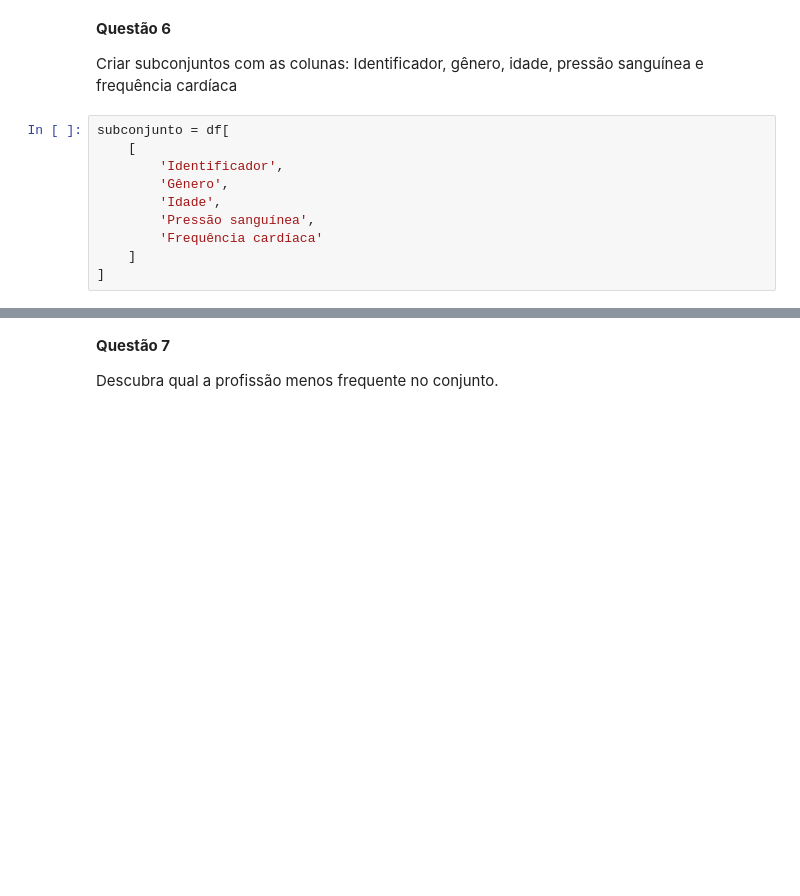
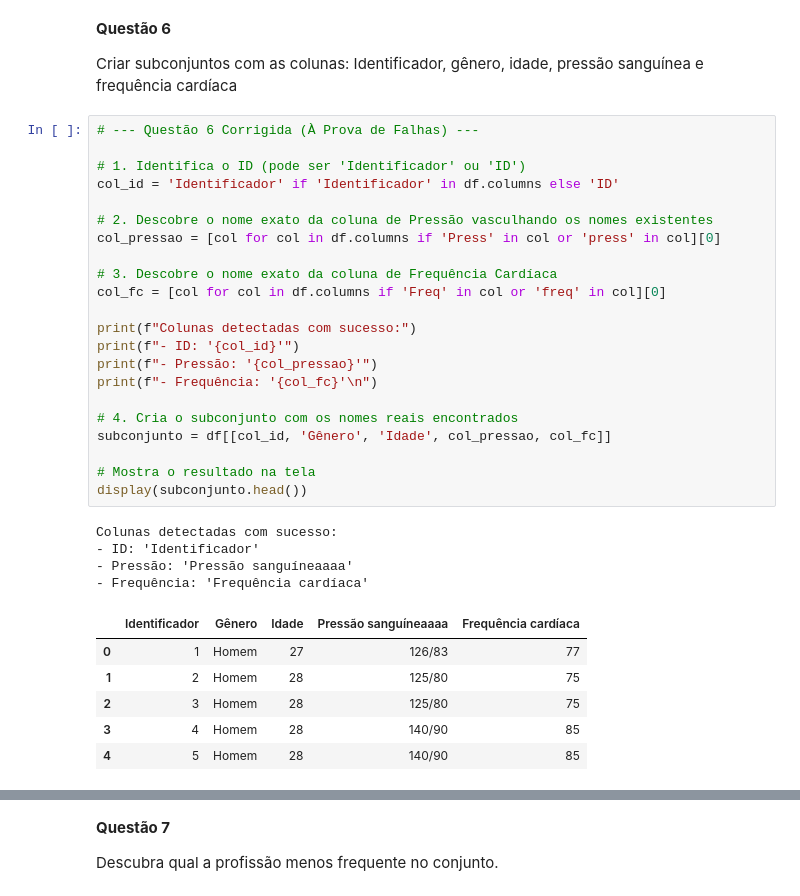
Before and after one commit to karoll-kf/Nina-da-Hora---Python-para-Dados-Bootcamp-Data-Analytics-2026.1, a Jupyter notebook: Colab.py.ipynb, the cells around one changed output, grey strips where cells are left out. Cells and saved outputs as stored; diff of their text form; blank space fills up the shorter version.

```diff
--- a/Colab.py.ipynb
+++ b/Colab.py.ipynb
@@ -174,16 +219,39 @@ O profissional com menos hora de sono é o(a) Médico(a)
 **Questão 6**
 
 Criar subconjuntos com as colunas: Identificador, gênero, idade, pressão sanguínea e frequência cardíaca
-# %%
-subconjunto = df[
-    [
-        'Identificador',
-        'Gênero',
-        'Idade',
-        'Pressão sanguínea',
-        'Frequência cardíaca'
-    ]
-]
+# %%
+# --- Questão 6 Corrigida (À Prova de Falhas) ---
+
+# 1. Identifica o ID (pode ser 'Identificador' ou 'ID')
+col_id = 'Identificador' if 'Identificador' in df.columns else 'ID'
+
+# 2. Descobre o nome exato da coluna de Pressão vasculhando os nomes existentes
+col_pressao = [col for col in df.columns if 'Press' in col or 'press' in col][0]
+
+# 3. Descobre o nome exato da coluna de Frequência Cardíaca
+col_fc = [col for col in df.columns if 'Freq' in col or 'freq' in col][0]
+
+print(f"Colunas detectadas com sucesso:")
+print(f"- ID: '{col_id}'")
+print(f"- Pressão: '{col_pressao}'")
+print(f"- Frequência: '{col_fc}'\n")
+
+# 4. Cria o subconjunto com os nomes reais encontrados
+subconjunto = df[[col_id, 'Gênero', 'Idade', col_pressao, col_fc]]
+
+# Mostra o resultado na tela
+display(subconjunto.head())
+# %% [output]
+Colunas detectadas com sucesso:
+- ID: 'Identificador'
+- Pressão: 'Pressão sanguíneaaaa'
+- Frequência: 'Frequência cardíaca'
+|  | Identificador | Gênero | Idade | Pressão sanguíneaaaa | Frequência cardíaca |
+| 0 | 1 | Homem | 27 | 126/83 | 77 |
+| 1 | 2 | Homem | 28 | 125/80 | 75 |
+| 2 | 3 | Homem | 28 | 125/80 | 75 |
+| 3 | 4 | Homem | 28 | 140/90 | 85 |
+| 4 | 5 | Homem | 28 | 140/90 | 85 |
 # %%
 print(subconjunto.head())
 # %% [output]
```
Also changed, not shown: parts of 12 cells of this notebook.
